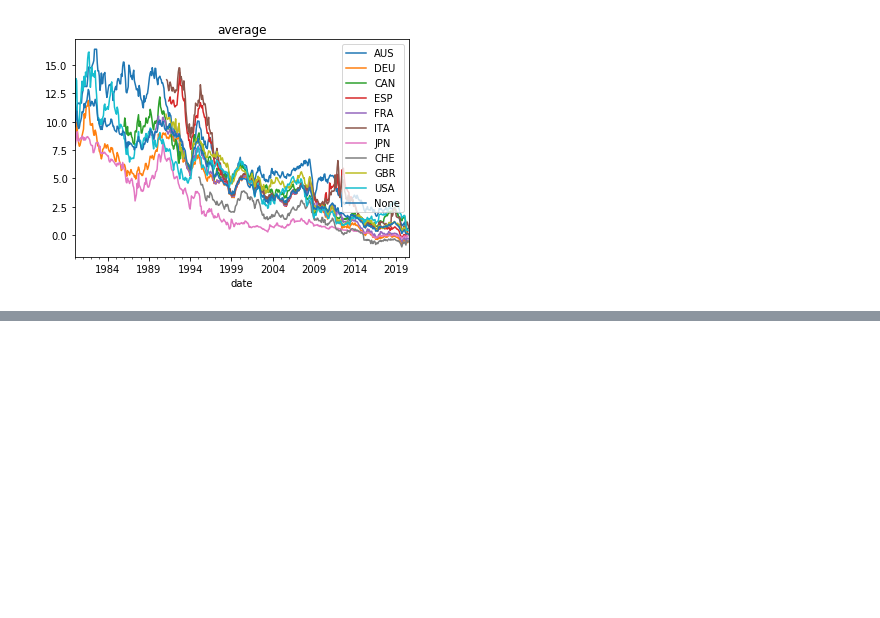
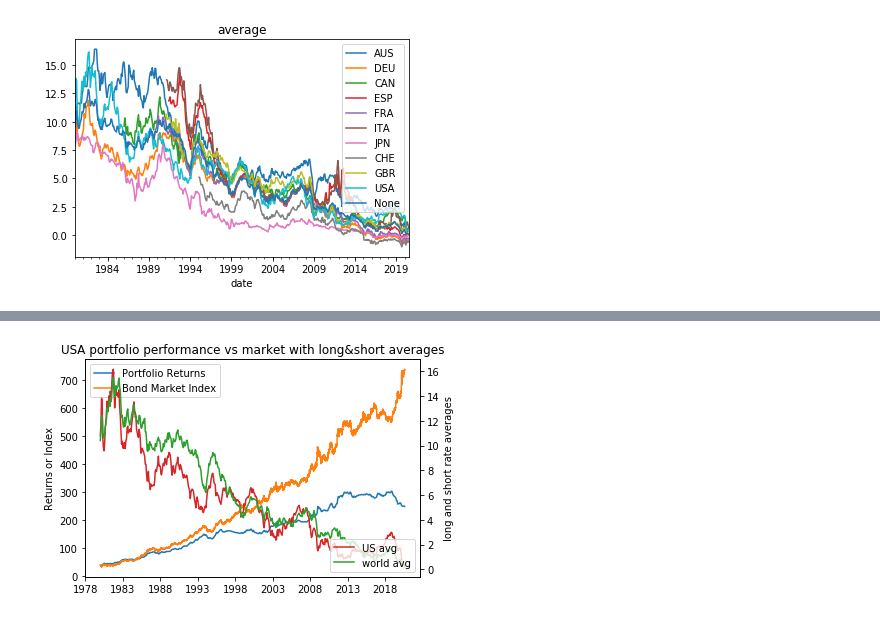
Before and after one commit to Mike-Huntress/Internship2020, a Jupyter notebook: SampleSignal/curve_height_indicator_work.ipynb, the cells around one changed output, grey strips where cells are left out. Saved outputs shown, nothing was run; the diff lists cells and outputs as text; code cells hidden in the pictures; blank space fills up the shorter version.

```diff
--- a/SampleSignal/curve_height_indicator_work.ipynb
+++ b/SampleSignal/curve_height_indicator_work.ipynb
@@ -236,0 +200,15 @@ There is a big difference at the end. The indicator is dramatically going downwa
+# %%
+fig, ax1 = plt.subplots()
+ax2 = ax1.twinx()
+ax1.plot(std_pnl.to_timestamp(), label = 'Portfolio Returns')
+ax1.plot(bond_return_index['USA'].to_timestamp(), label = 'Bond Market Index')
+ax1.set_ylabel('Returns or Index')
+ax1.legend()
+ax2.plot(average_long_and_short['USA'].to_timestamp(), color = 'tab:red',label = 'US avg')
+ax2.plot(world_average.to_timestamp(), color = 'tab:green',label = 'world avg')
+ax2.set_ylabel('long and short rate averages')
+ax2.legend(loc = 'lower right')
+plt.title('USA portfolio performance vs market with long&short averages')
+plt.show()
+# %% [output]
+[figure, added]
```
Also changed, not shown: parts of 21 cells of this notebook, 3 other files.
